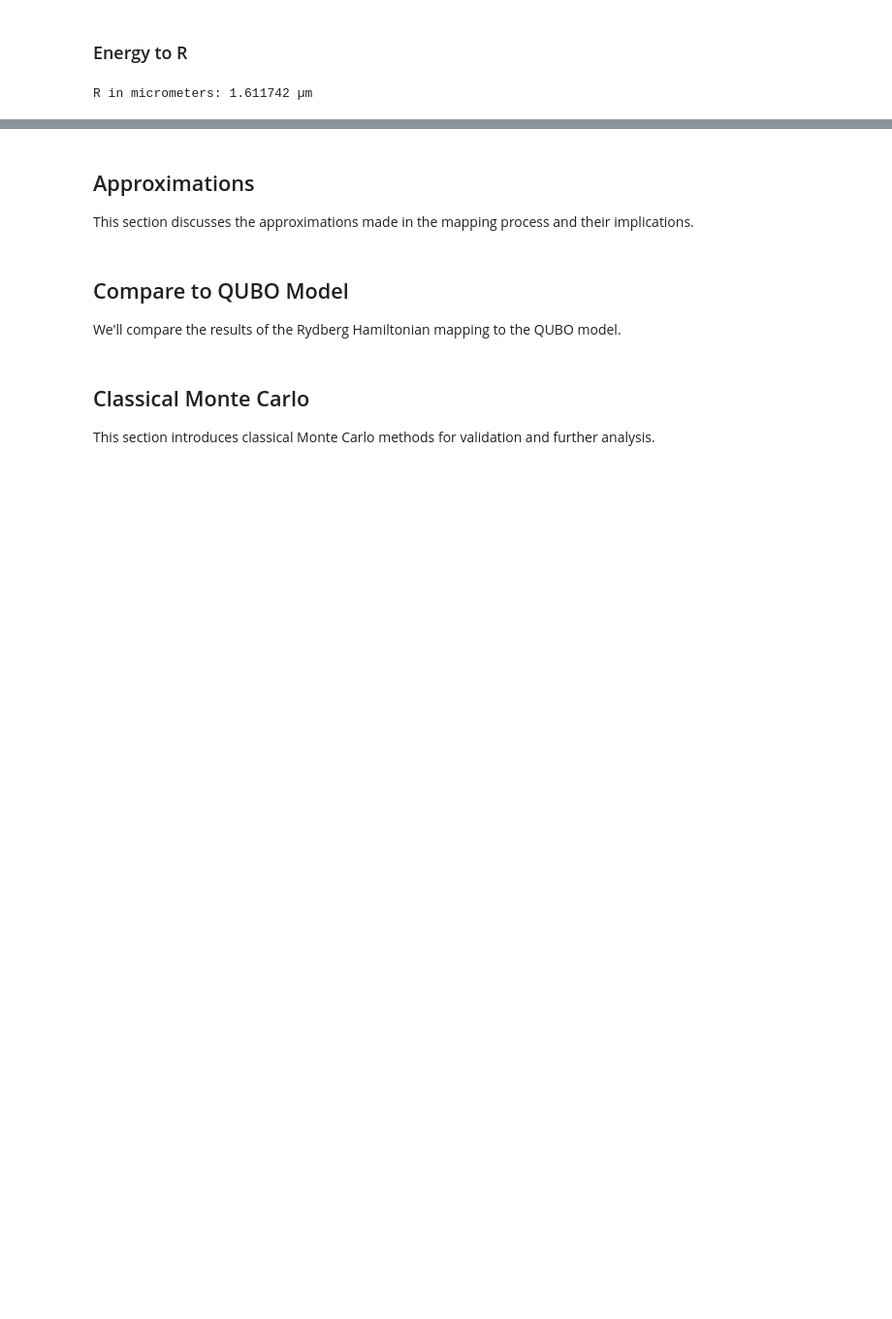
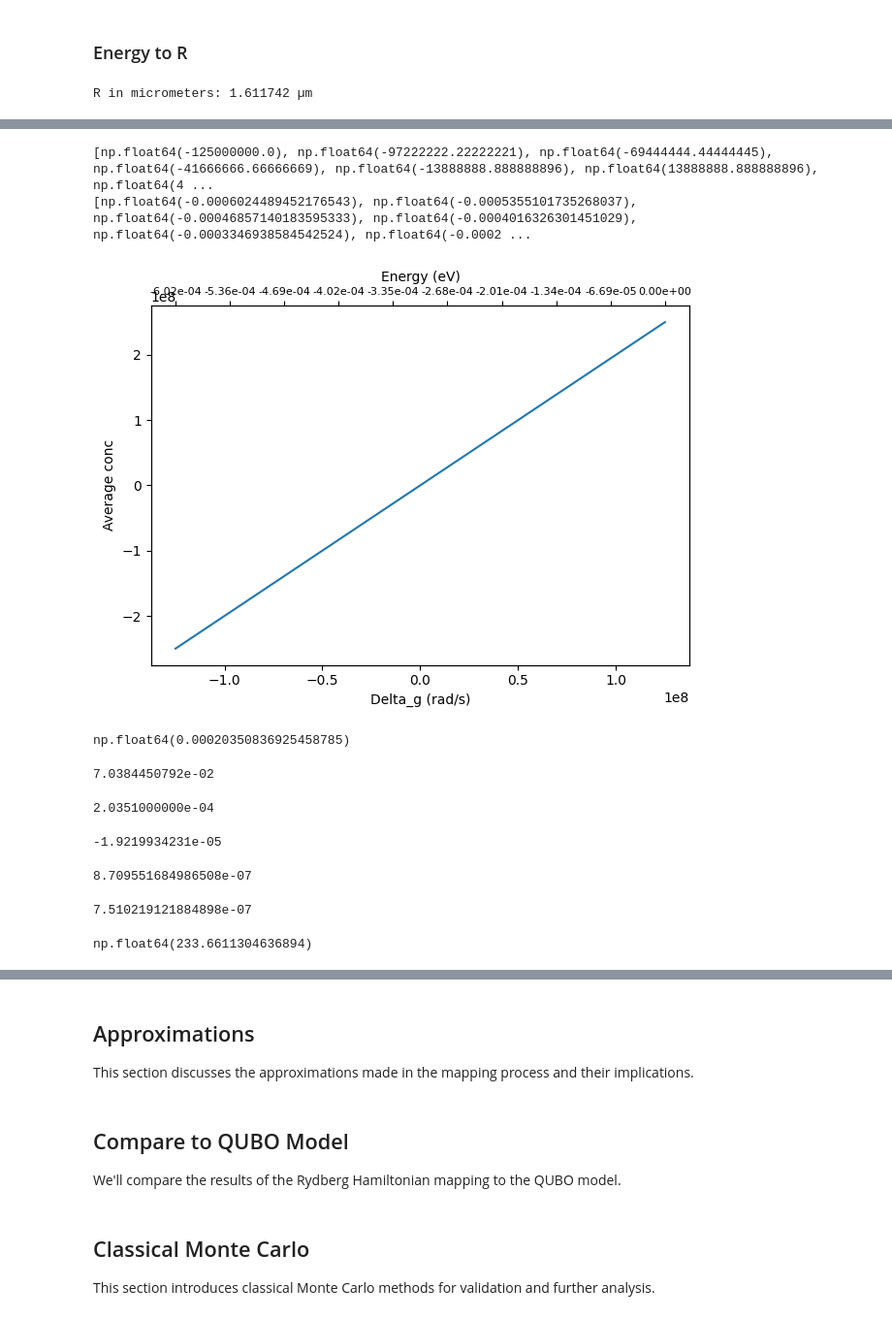
Before and after one commit to cmc-ucl/rydberg_atoms, a Jupyter notebook: paper_part_one.ipynb, the cells around one changed output, grey strips where cells are left out. Shown at 97% size. Drawn from its saved outputs; the diff is of its cells as text; code cells hidden in the pictures; blank space fills up the shorter version.

```diff
--- a/paper_part_one.ipynb
+++ b/paper_part_one.ipynb
@@ -577,7 +580,7 @@ neighbor_count = [3,6,3]
 scaling_factors = [1,1/27,1/343]
 structure = read_gui_file('data/crystal/graphene/pbc/graphene_mol_r_6_6_pbc.gui')
 structure = SpacegroupAnalyzer(structure).get_symmetrized_structure()
-# atom_indices_graphene = get_all_configurations(structure)
+atom_indices_graphene = get_all_configurations(structure)
 N_atom = 7
 
 num_sites = structure.num_sites
@@ -659,3 +666,19 @@ R_micrometers = R * 1e6
 print(f"R in micrometers: {R_micrometers:.6f} µm")
 # %% [output]
 R in micrometers: 1.611742 µm
+# %%
+# If I want to keep the same ratio I get in the QUBO mapping
+
+# Given values
+C6 = 5.42e-24  # C6 constant in rad m^6 / s
+eV_to_rad_s = 1.5193e+15  # Conversion factor for eV to rad/s
+coulomb_interaction = reg_coef[1]/(reg_coef[0]/(125000000 / eV_to_rad_s)) * eV_to_rad_s  # Calculate coulomb interaction
+
+# Calculate R
+R = (C6 / coulomb_interaction) ** (1 / 6)  # R in meters
+
+# Convert R to micrometers (1 meter = 1e6 micrometers)
+R_micrometers = R * 1e6
+
+# Print R in micrometers
+print(f"R in micrometers: {R_micrometers:.6f} µm")
@@ -661,0 +767,43 @@ R in micrometers: 1.611742 µm
+# %%
+x = np.array(Delta_g_hardware_all)  # wavelength in nm
+y = 2*x  # fake spectrum
+
+fig, ax_bottom = plt.subplots()
+ax_bottom.plot(x, y)
+ax_bottom.set_xlabel('Delta_g (rad/s)')
+ax_bottom.set_ylabel('Average conc')
+
+# Top axis: energy in eV
+ax_top = ax_bottom.twiny()
+
+# Sync bottom and top axis limits
+ax_top.set_xlim(ax_bottom.get_xlim())
+
+# Set custom ticks based on energy
+Delta_g_hardware_ticks = copy.deepcopy(Delta_g_hardware_all[::])
+print(Delta_g_hardware_ticks)
+Delta_mu_ticks = [x*Delta_g_ratio/eV_to_rad_s for x in np.array(Delta_g_hardware_all[::])-1.25e8]
+print(Delta_mu_ticks)
+
+ax_top.set_xticks(Delta_g_hardware_ticks)
+ax_top.set_xticklabels([f"{e:.2e}" for e in Delta_mu_ticks],fontsize=8)
+ax_top.set_xlabel("Energy (eV)")
+
+plt.tight_layout()
+plt.show()
+# %% [output]
+[np.float64(-125000000.0), np.float64(-97222222.22222221), np.float64(-69444444.44444445), np.float64(-41666666.66666669), np.float64(-13888888.888888896), np.float64(13888888.888888896), np.float64(4 ...
+[np.float64(-0.0006024489452176543), np.float64(-0.0005355101735268037), np.float64(-0.00046857140183595333), np.float64(-0.0004016326301451029), np.float64(-0.0003346938584542524), np.float64(-0.0002 ...
+[figure, added]
+# %%
+reg_coef[1]
+# %% [output]
+np.float64(0.00020350836925458785)
+# %%
+print(f"{4.5765034123e+11*V_ratio/eV_to_rad_s:.10e}")
+# %% [output]
+7.0384450792e-02
+# %%
+print(f"{0.00020351:.10e}")
+# %% [output]
+2.0351000000e-04
@@ -661,0 +812,17 @@ R in micrometers: 1.611742 µm
+# %%
+a = reg_coef[0]-3.2044440684e-04
+print(f"{a:.10e}")
+# %% [output]
+-1.9219934231e-05
+# %%
+V_2um/eV_to_rad_s
+# %% [output]
+8.709551684986508e-07
+# %%
+(C6/(4.1e-6**6))/eV_to_rad_s
+# %% [output]
+7.510219121884898e-07
+# %%
+V_ratio
+# %% [output]
+np.float64(233.6611304636894)
```
Also changed, not shown: parts of 63 cells of this notebook.
